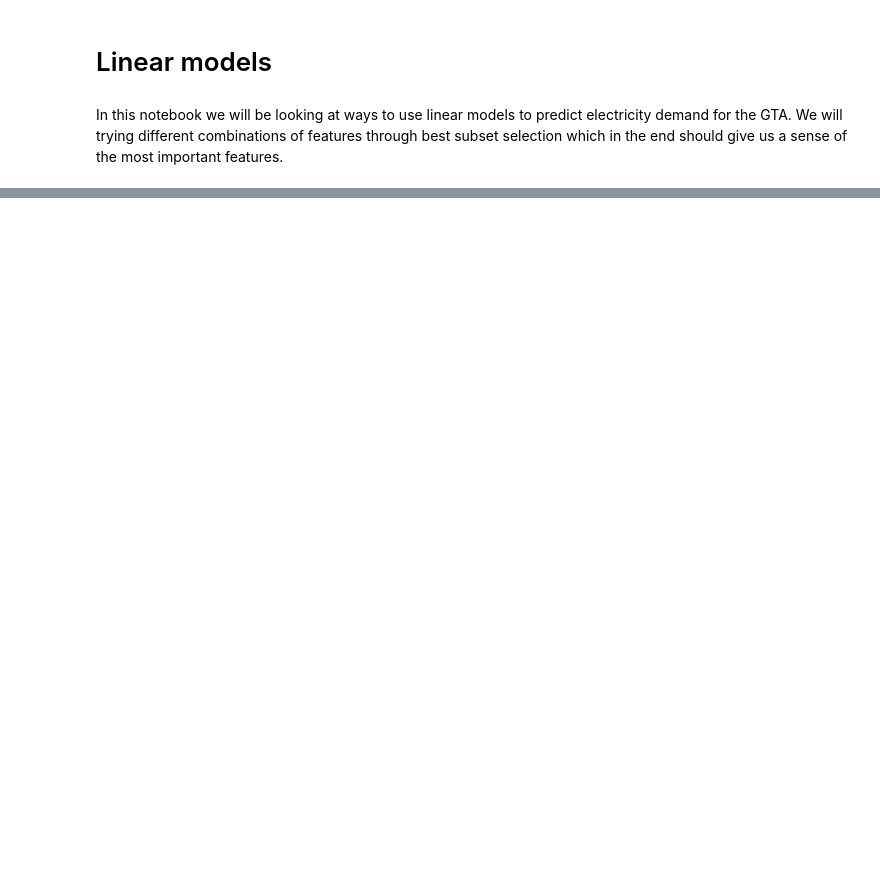
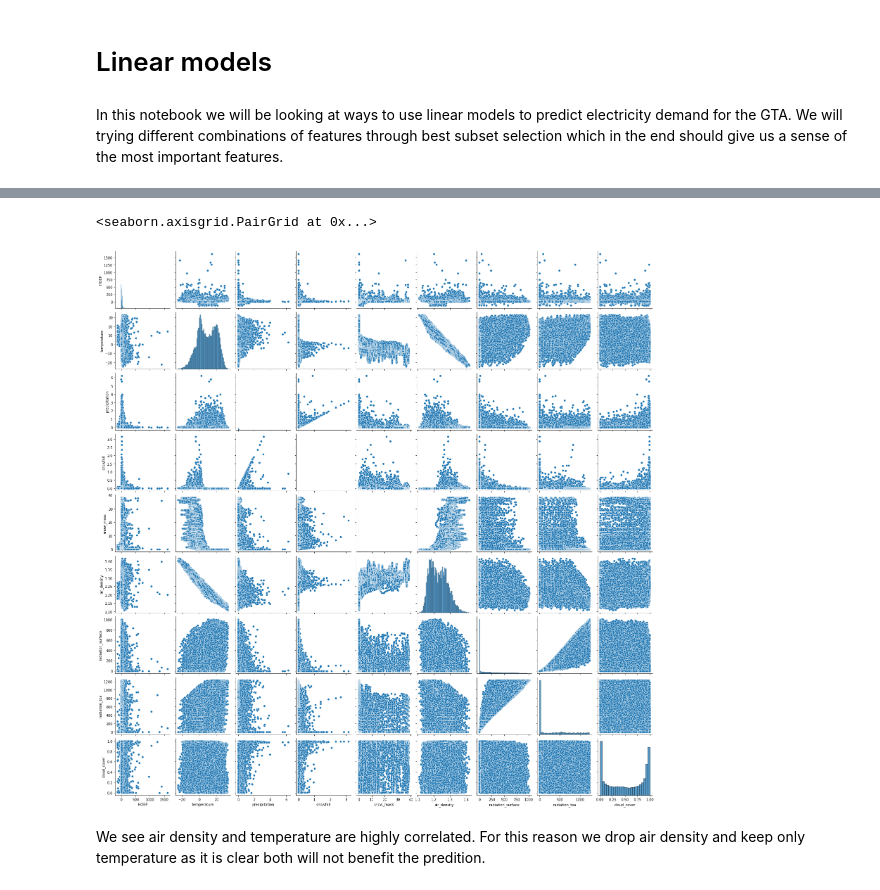
Before and after one commit to cesare-spinoso/project_432, a Jupyter notebook: Linear_models.ipynb, the cells around one changed output, grey strips where cells are left out. Saved outputs shown, nothing was run; the diff lists cells and outputs as text; code cells hidden in the pictures; blank space fills up the shorter version.

```diff
--- a/Linear_models.ipynb
+++ b/Linear_models.ipynb
@@ -517,0 +191,5 @@ ridge_cv.fit(design_matrix, y_train) # BUT HERE design_matrix is on ALLL m_year/
+# %%
+#Creating our train and test set
+data_train = data[data['Datetime'].dt.year < 2017]
+data_test = data[data['Datetime'].dt.year >= 2017]
+data_train
@@ -517,0 +310,27 @@ ridge_cv.fit(design_matrix, y_train) # BUT HERE design_matrix is on ALLL m_year/
+# %%
+# 3. Fourier feature bases for Yearly seasonal period
+m_year = 24 * 365
+P_year = int(m_year/2)
+# Remove duplicate columns
+j_year = np.array([i for i in range(1, int(P_year)) if i/m_year not in j_day/m_day and i/m_year not in j_week/m_week])
+
+# Generating the column names we need for the dataframe
+titles_sin, titles_cos = ['yearly_sin_' + str(x) for x in j_year], ['yearly_cos_' + str(x) for x in j_year]
+
+# Generating the number to which we will apply sin and cos afterwards
+temp_multiply = (2 * np.pi * j_year)/m_year
+
+# Generating the sin and cos values
+yearly_design_matrix_sin = pd.DataFrame(data = np.sin(temp_multiply * design_matrix), columns = titles_sin, dtype = np.float32)
+yearly_design_matrix_cos = pd.DataFrame(data = np.cos(temp_multiply * design_matrix), columns = titles_cos, dtype = np.float32)
+
+# Merging the two dataframes to be a single dataframe
+yearly_design_matrix =  pd.concat([yearly_design_matrix_sin, yearly_design_matrix_cos], axis = 1)
+
+# Reordering the columns in a more convenient way (sin and cos tuples with a specific index j)
+titles_yearly = list(sum(zip(titles_sin, titles_cos), ()))
+yearly_design_matrix = yearly_design_matrix[titles_yearly]
+# This extra matrix will be the restricted search space, we hardcoded
+# the choice of the first 730 columns as this seemed like more than
+# enough for training and prevented memory overflow.
+yearly_design_matrix_no_overflow = yearly_design_matrix.iloc[:, 0:(730*2)]
@@ -517,0 +375,7 @@ ridge_cv.fit(design_matrix, y_train) # BUT HERE design_matrix is on ALLL m_year/
+# %%
+# Adding all our newly generated period design_matrices to our original one
+design_matrix = pd.concat([daily_design_matrix,
+                           weekly_design_matrix,
+                           yearly_design_matrix],
+                           axis = 1)
+design_matrix
@@ -517,0 +578,8 @@ ridge_cv.fit(design_matrix, y_train) # BUT HERE design_matrix is on ALLL m_year/
+# %%
+# Produce correlation plots for the variables
+sns.pairplot(variable_matrix.iloc[:, :-2])
+# %% [output]
+<seaborn.axisgrid.PairGrid at 0x...>
+[figure, added]
+# %% [markdown]
+We see air density and temperature are highly correlated. For this reason we drop air density and keep only temperature as it is clear both will not benefit the predition.
```
Also changed, not shown: parts of 115 cells of this notebook.
